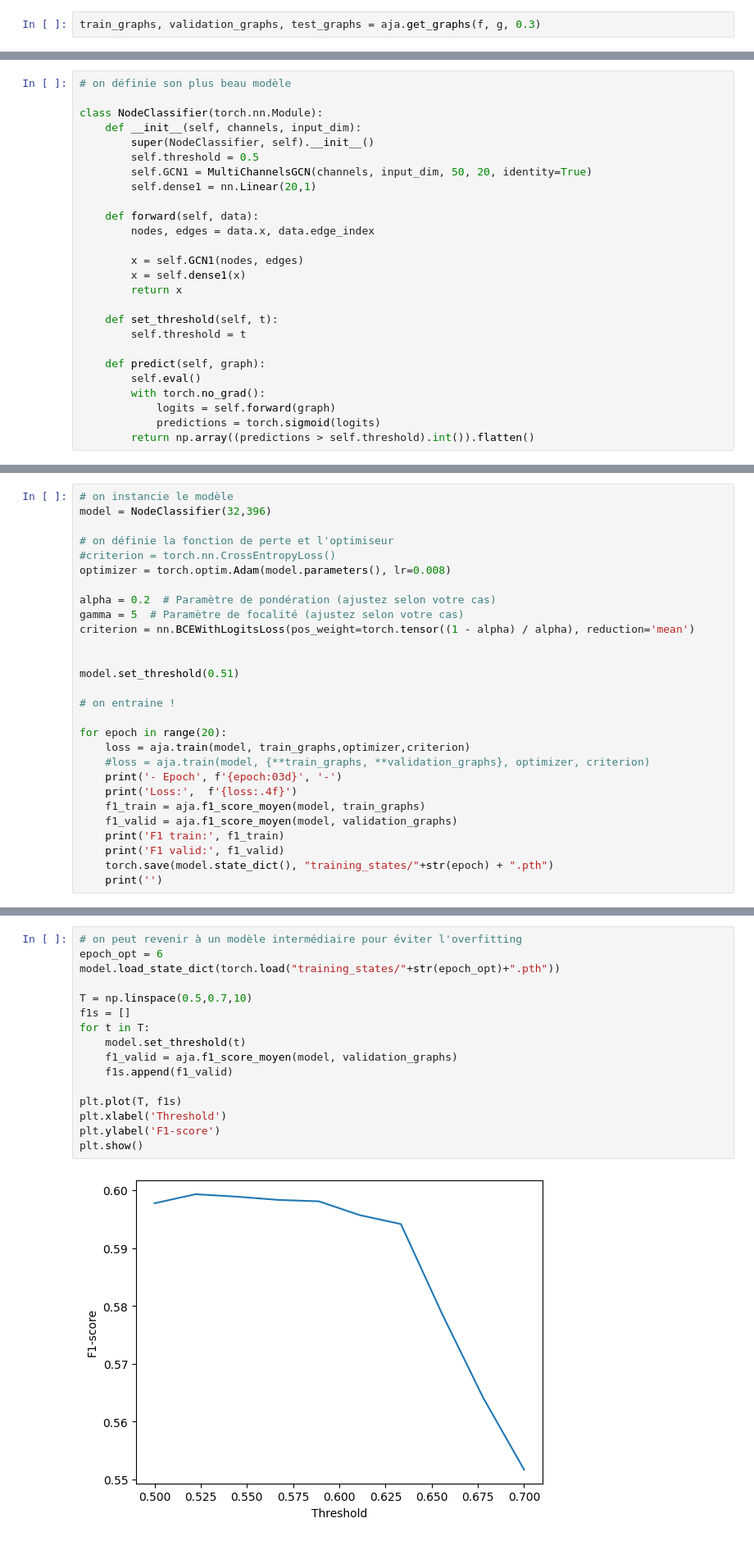
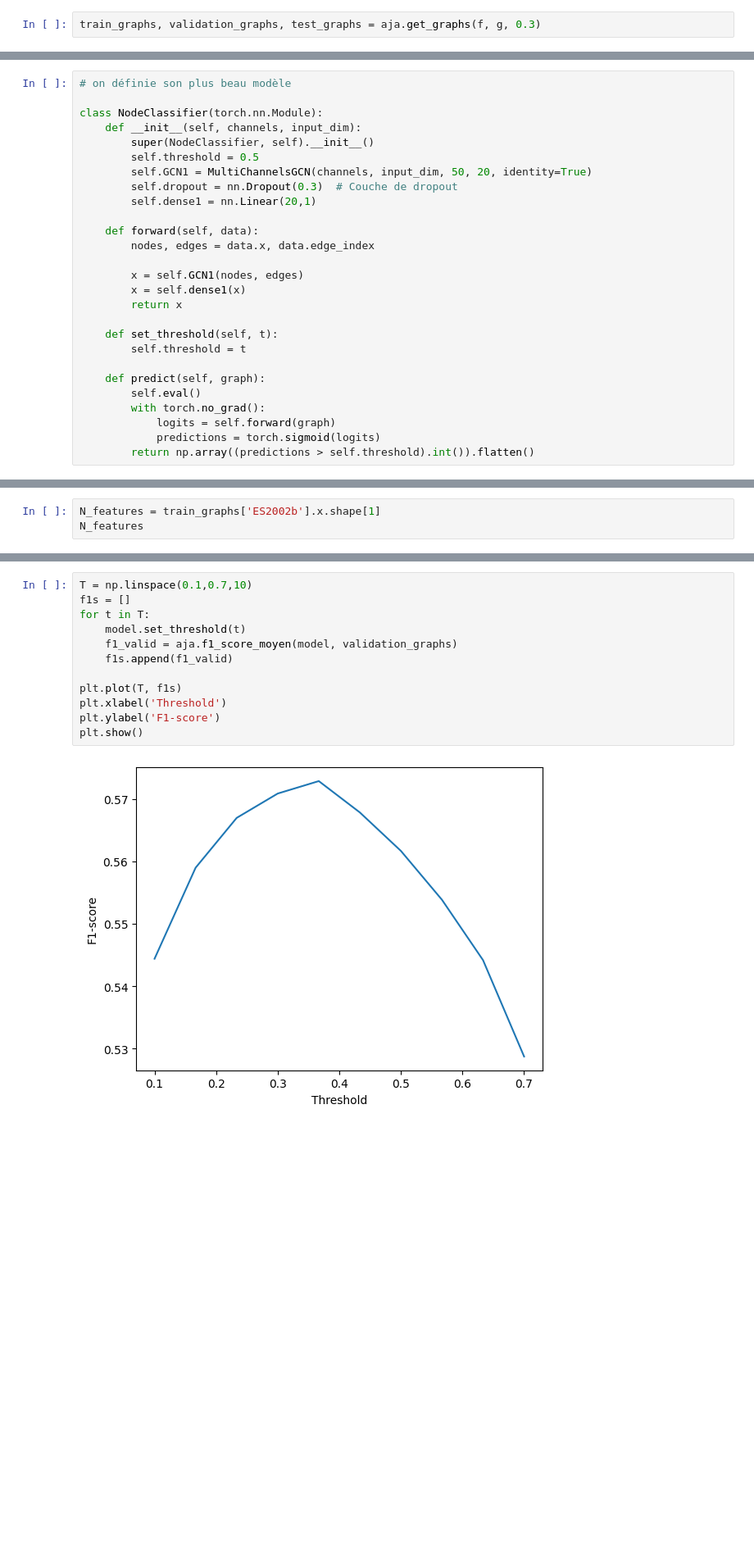
Before and after one commit to juliencollard2001/INF554-AJA, a Jupyter notebook: arnaud/complex_NN_arnaud.ipynb, the cells around one changed output, grey strips where cells are left out. Shown at 82% size. Drawn from its saved outputs; the diff is of its cells as text; blank space fills up the shorter version.

Commit message:
arnaud test model

```diff
--- a/arnaud/complex_NN_arnaud.ipynb
+++ b/arnaud/complex_NN_arnaud.ipynb
@@ -130,6 +136,7 @@ class NodeClassifier(torch.nn.Module):
         super(NodeClassifier, self).__init__()
         self.threshold = 0.5
         self.GCN1 = MultiChannelsGCN(channels, input_dim, 50, 20, identity=True)
+        self.dropout = nn.Dropout(0.3)  # Couche de dropout
         self.dense1 = nn.Linear(20,1)
 
     def forward(self, data):
@@ -161,28 +166,0 @@ Data(x=[897, 396], edge_index=[32], y=[897])
-# %%
-# on instancie le modèle
-model = NodeClassifier(32,396)
-
-# on définie la fonction de perte et l'optimiseur
-#criterion = torch.nn.CrossEntropyLoss()
-optimizer = torch.optim.Adam(model.parameters(), lr=0.008)
-
-alpha = 0.2  # Paramètre de pondération (ajustez selon votre cas)
-gamma = 5  # Paramètre de focalité (ajustez selon votre cas)
-criterion = nn.BCEWithLogitsLoss(pos_weight=torch.tensor((1 - alpha) / alpha), reduction='mean')
-
-
-model.set_threshold(0.51)
-
-# on entraine !
-
-for epoch in range(20):
-    loss = aja.train(model, train_graphs,optimizer,criterion)
-    #loss = aja.train(model, {**train_graphs, **validation_graphs}, optimizer, criterion)
-    print('- Epoch', f'{epoch:03d}', '-')
-    print('Loss:',  f'{loss:.4f}')
-    f1_train = aja.f1_score_moyen(model, train_graphs)
-    f1_valid = aja.f1_score_moyen(model, validation_graphs)
-    print('F1 train:', f1_train)
-    print('F1 valid:', f1_valid)
-    torch.save(model.state_dict(), "training_states/"+str(epoch) + ".pth")
-    print('')
@@ -207,0 +167,3 @@ KeyboardInterrupt:
+# %%
+N_features = train_graphs['ES2002b'].x.shape[1]
+N_features
@@ -208,20 +270,16 @@ KeyboardInterrupt:
 # %%
-# on peut revenir à un modèle intermédiaire pour éviter l'overfitting
-epoch_opt = 6
-model.load_state_dict(torch.load("training_states/"+str(epoch_opt)+".pth"))
-
-T = np.linspace(0.5,0.7,10)
+T = np.linspace(0.1,0.7,10)
 f1s = []
 for t in T:
     model.set_threshold(t)
     f1_valid = aja.f1_score_moyen(model, validation_graphs)
     f1s.append(f1_valid)
 
 plt.plot(T, f1s)
 plt.xlabel('Threshold')
 plt.ylabel('F1-score')
 plt.show()
 # %% [output]
-[figure, old version]
+[figure, new version]
 # %%
 # quand on est content on fait une submission !
```
Also changed, not shown: parts of 7 cells of this notebook, 53 other files.
